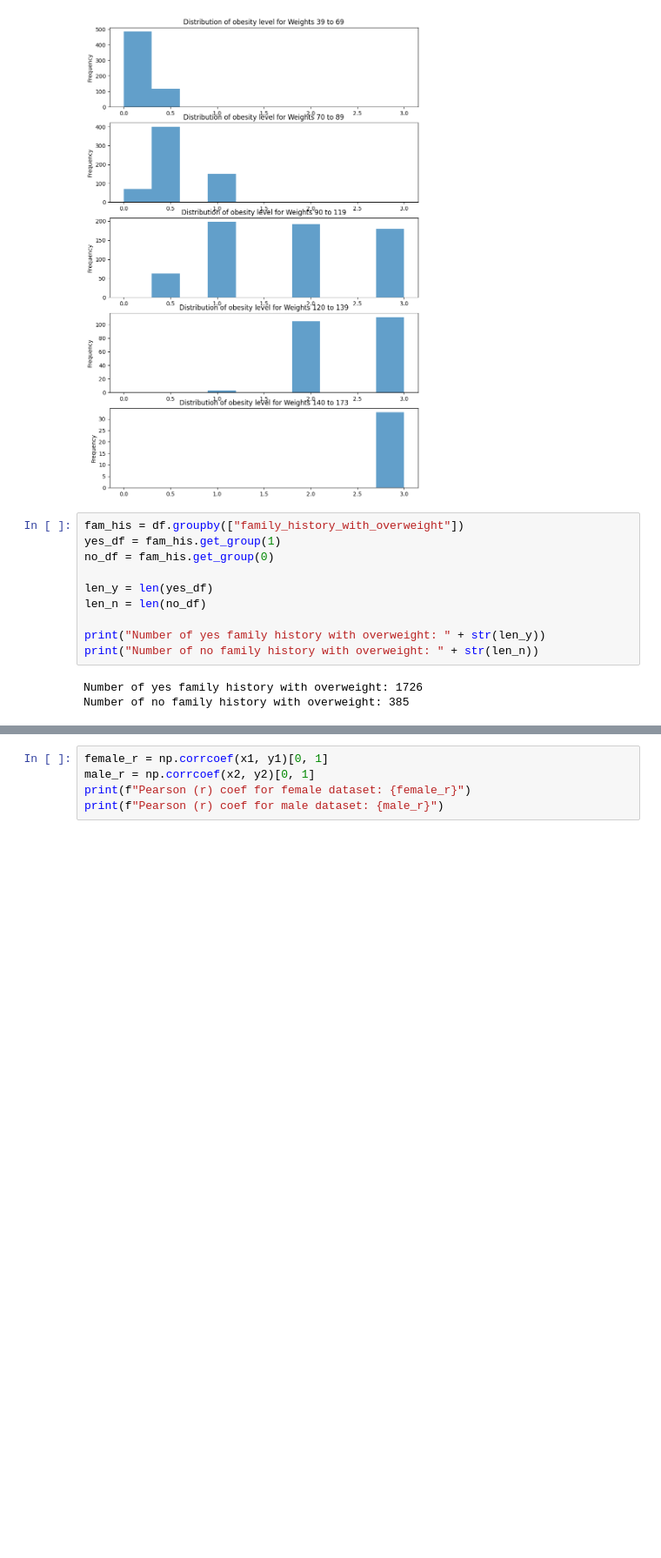
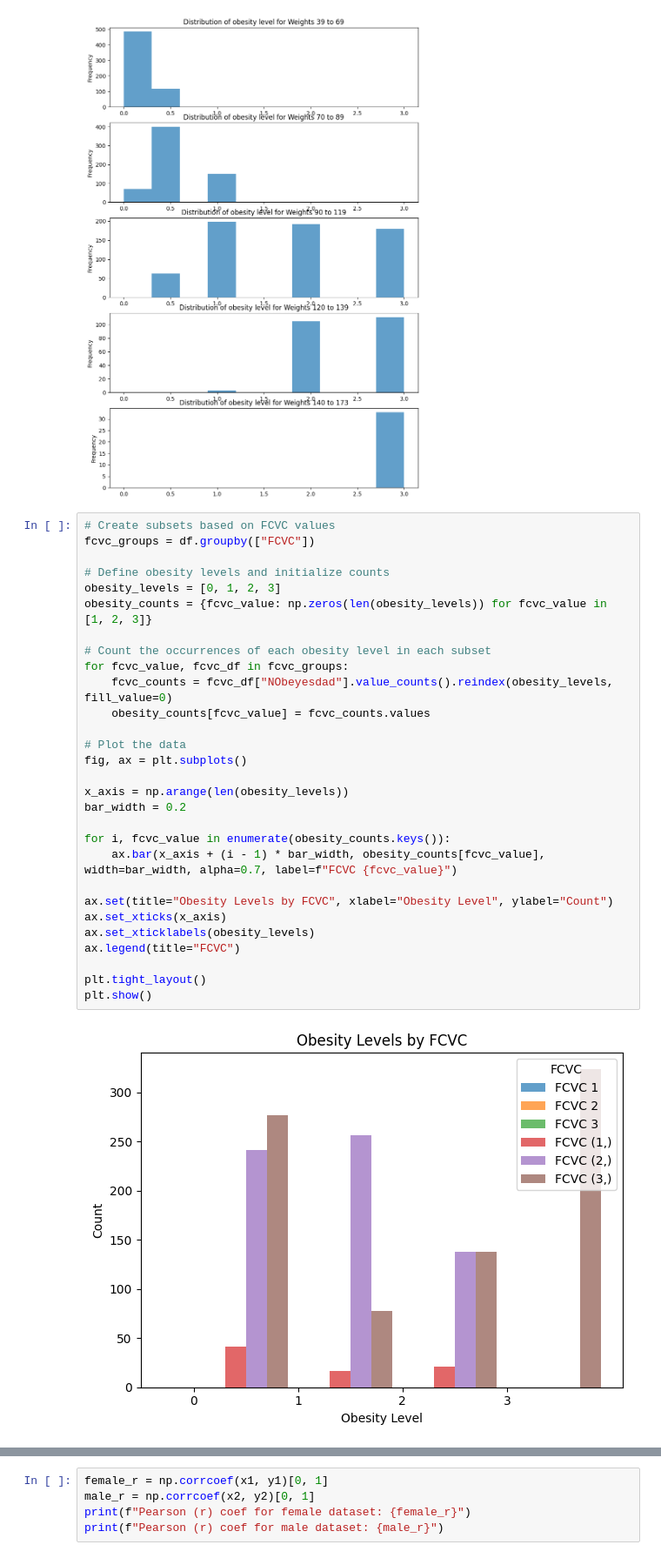
Before and after one commit to jiaruilijerry/jiaruilijerry.github.io, a Jupyter notebook: finalProj.ipynb, the cells around one changed output, grey strips where cells are left out. Shown at 87% size. Drawn from its saved outputs; the diff is of its cells as text; blank space fills up the shorter version.

```diff
--- a/finalProj.ipynb
+++ b/finalProj.ipynb
@@ -208,17 +209,35 @@ for i in range(5):
 plt.show()
 # %% [output]
 [figure]
-# %%
-fam_his = df.groupby(["family_history_with_overweight"])
-yes_df = fam_his.get_group(1)
-no_df = fam_his.get_group(0)
-
-len_y = len(yes_df)
-len_n = len(no_df)
-
-print("Number of yes family history with overweight: " + str(len_y))
-print("Number of no family history with overweight: " + str(len_n))
-# %% [output]
-Number of yes family history with overweight: 1726
-Number of no family history with overweight: 385
+# %%
+# Create subsets based on FCVC values
+fcvc_groups = df.groupby(["FCVC"])
+
+# Define obesity levels and initialize counts
+obesity_levels = [0, 1, 2, 3]
+obesity_counts = {fcvc_value: np.zeros(len(obesity_levels)) for fcvc_value in [1, 2, 3]}
+
+# Count the occurrences of each obesity level in each subset
+for fcvc_value, fcvc_df in fcvc_groups:
+    fcvc_counts = fcvc_df["NObeyesdad"].value_counts().reindex(obesity_levels, fill_value=0)
+    obesity_counts[fcvc_value] = fcvc_counts.values
+
+# Plot the data
+fig, ax = plt.subplots()
+
+x_axis = np.arange(len(obesity_levels))
+bar_width = 0.2
+
+for i, fcvc_value in enumerate(obesity_counts.keys()):
+    ax.bar(x_axis + (i - 1) * bar_width, obesity_counts[fcvc_value], width=bar_width, alpha=0.7, label=f"FCVC {fcvc_value}")
+
+ax.set(title="Obesity Levels by FCVC", xlabel="Obesity Level", ylabel="Count")
+ax.set_xticks(x_axis)
+ax.set_xticklabels(obesity_levels)
+ax.legend(title="FCVC")
+
+plt.tight_layout()
+plt.show()
+# %% [output]
+[figure, added]
 # %%
```
Also changed, not shown: parts of 2 cells of this notebook, 1 other file.
